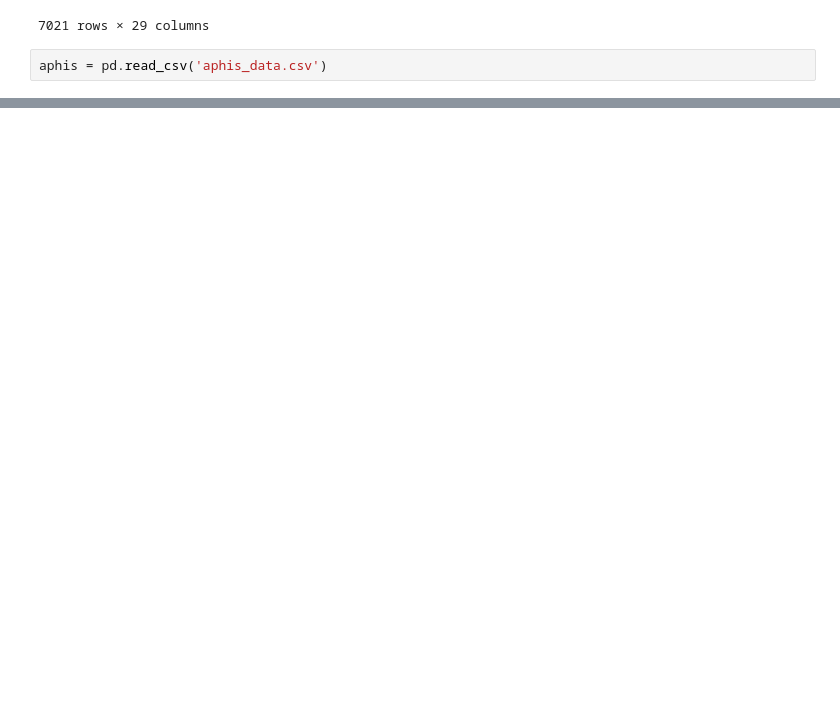
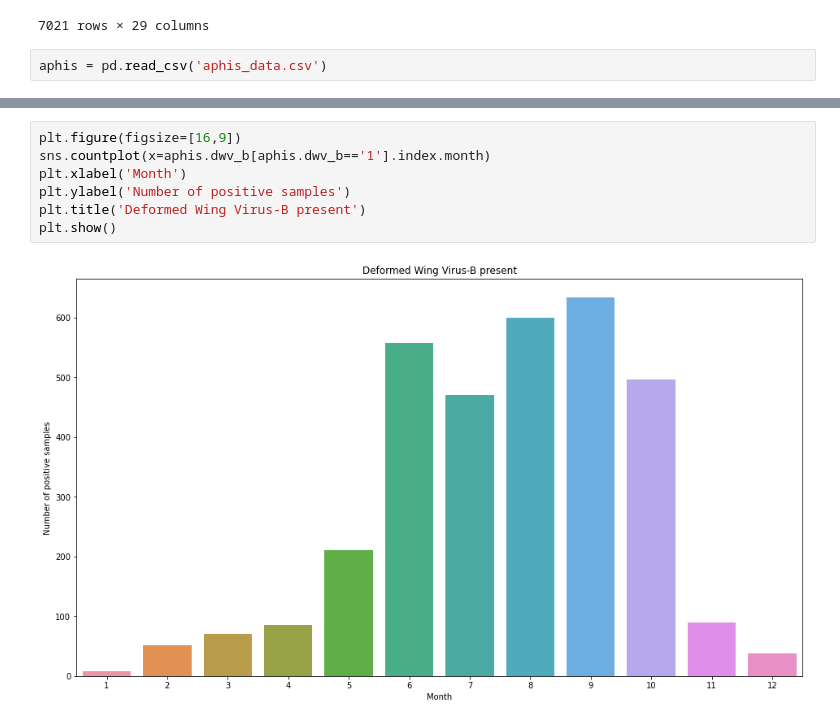
Before and after one commit to Honey-Bee-Roundup-Capstone/dash-repo, a Jupyter notebook: explore2.ipynb, the cells around one changed output, grey strips where cells are left out. Cells and saved outputs as stored; diff of their text form; blank space fills up the shorter version.

```diff
--- a/explore2.ipynb
+++ b/explore2.ipynb
@@ -1452,0 +1451,9 @@ plt.show()
+# %%
+plt.figure(figsize=[16,9])
+sns.countplot(x=aphis.dwv_b[aphis.dwv_b=='1'].index.month)
+plt.xlabel('Month')
+plt.ylabel('Number of positive samples')
+plt.title('Deformed Wing Virus-B present')
+plt.show()
+# %% [output]
+[figure, added]
```
Also changed, not shown: parts of 200 cells of this notebook.
